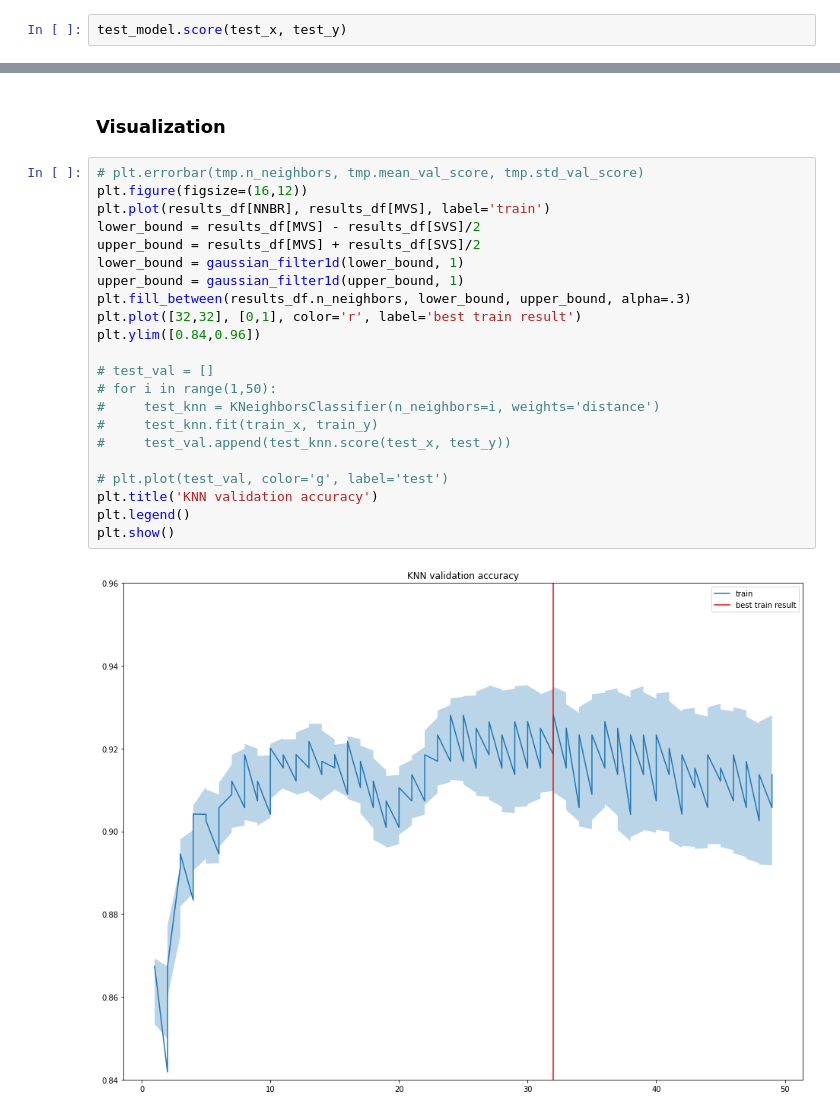
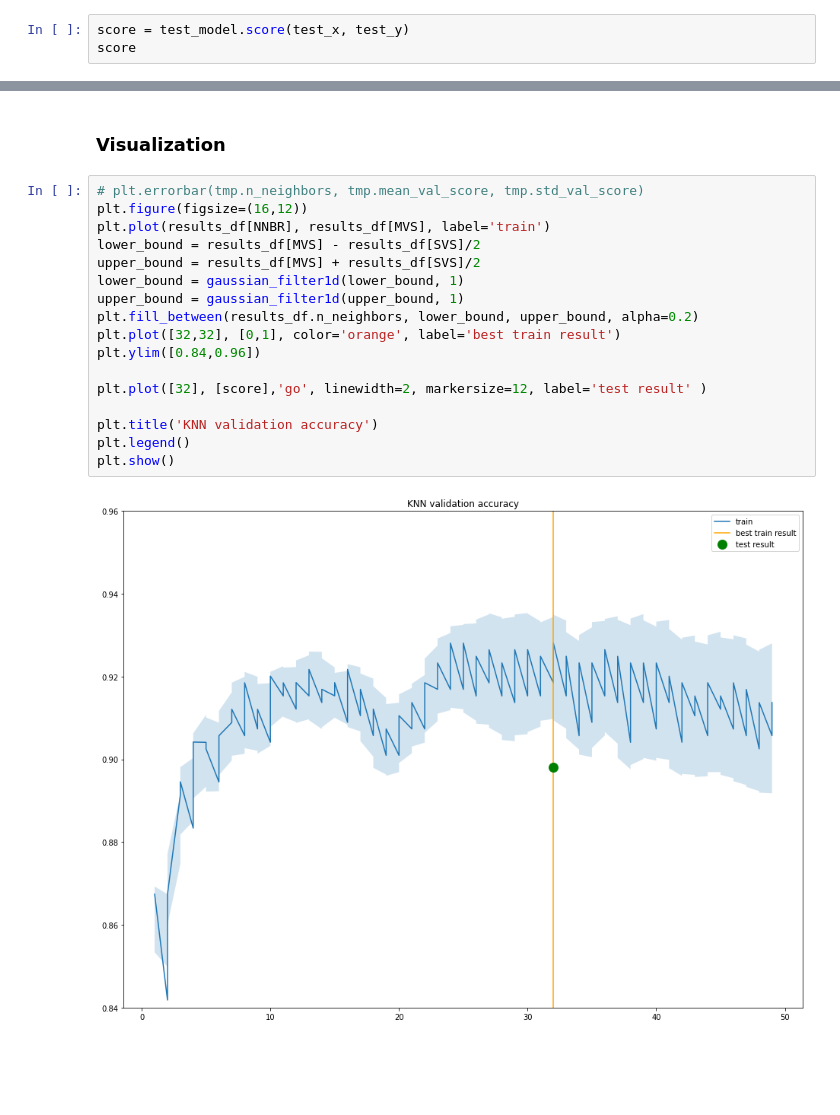
Before and after one commit to frankpietro/dm-project, a Jupyter notebook: DM_DonatiFrancaviglia_TASK3/KNN.ipynb, the cells around one changed output, grey strips where cells are left out. Saved outputs shown, nothing was run; the diff lists cells and outputs as text; blank space fills up the shorter version.

```diff
--- a/DM_DonatiFrancaviglia_TASK3/KNN.ipynb
+++ b/DM_DonatiFrancaviglia_TASK3/KNN.ipynb
@@ -99,7 +99,8 @@ with open(f'{PICKLE_FOLDER}{TEST}{Y}.pkl', 'rb') as f:
 # %% [markdown]
 ### Score
 # %%
-test_model.score(test_x, test_y)
+score = test_model.score(test_x, test_y)
+score
 # %% [output]
 0.8980891719745223
 # %% [markdown]
@@ -107,24 +108,19 @@ test_model.score(test_x, test_y)
 # %%
 # plt.errorbar(tmp.n_neighbors, tmp.mean_val_score, tmp.std_val_score)
 plt.figure(figsize=(16,12))
 plt.plot(results_df[NNBR], results_df[MVS], label='train')
 lower_bound = results_df[MVS] - results_df[SVS]/2
 upper_bound = results_df[MVS] + results_df[SVS]/2
 lower_bound = gaussian_filter1d(lower_bound, 1)
 upper_bound = gaussian_filter1d(upper_bound, 1)
-plt.fill_between(results_df.n_neighbors, lower_bound, upper_bound, alpha=.3)
-plt.plot([32,32], [0,1], color='r', label='best train result')
+plt.fill_between(results_df.n_neighbors, lower_bound, upper_bound, alpha=0.2)
+plt.plot([32,32], [0,1], color='orange', label='best train result')
 plt.ylim([0.84,0.96])
 
-# test_val = []
-# for i in range(1,50):
-#     test_knn = KNeighborsClassifier(n_neighbors=i, weights='distance')
-#     test_knn.fit(train_x, train_y)
-#     test_val.append(test_knn.score(test_x, test_y))
+plt.plot([32], [score],'go', linewidth=2, markersize=12, label='test result' )
 
-# plt.plot(test_val, color='g', label='test')
 plt.title('KNN validation accuracy')
 plt.legend()
 plt.show()
 # %% [output]
-[figure, old version]
+[figure, new version]
```
